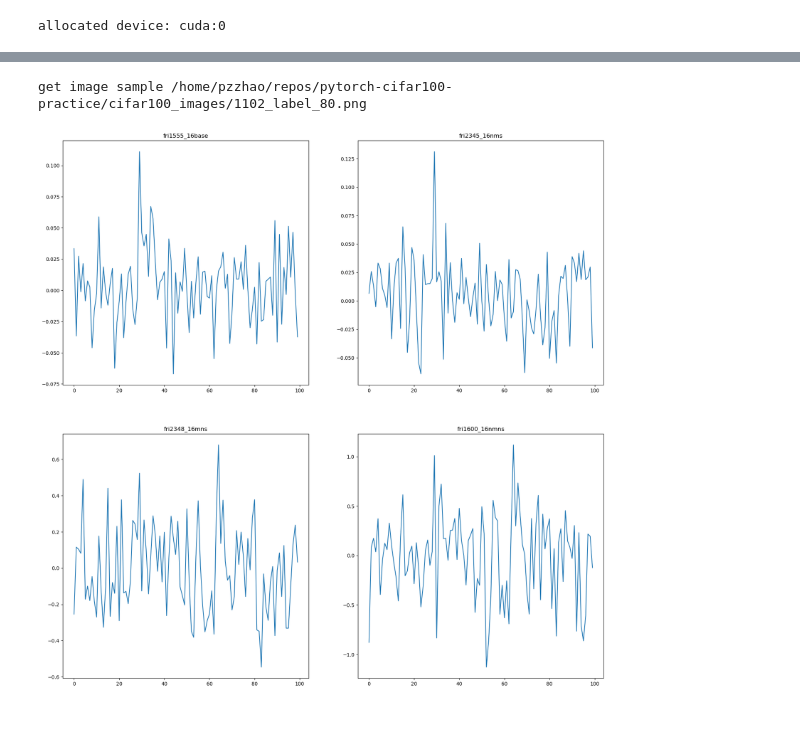
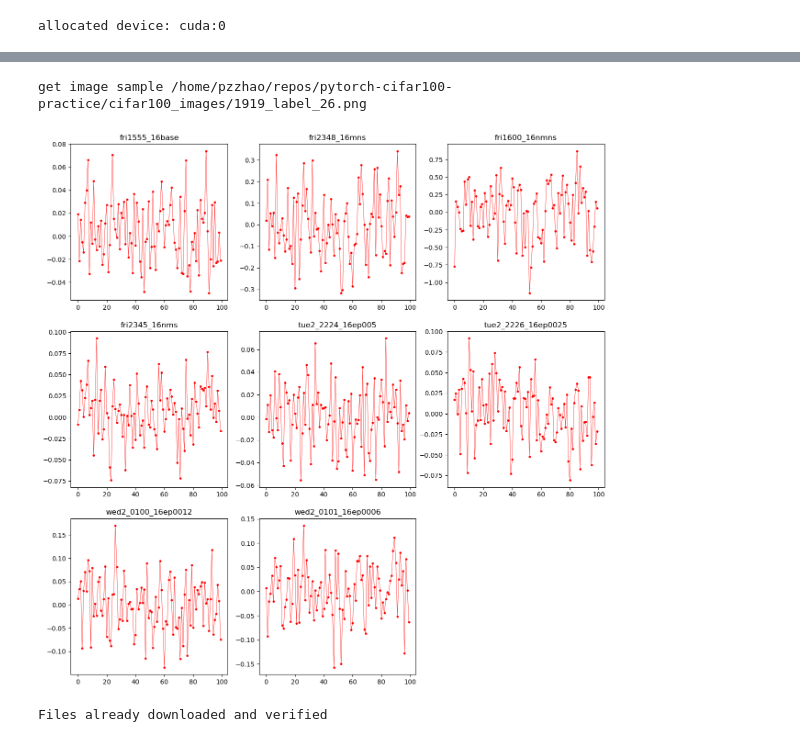
Before and after one commit to H0xC0000005/pytorch-cifar100-practice, a Jupyter notebook: verify_inference.ipynb, the cells around one changed output, grey strips where cells are left out. Cells and saved outputs as stored; diff of their text form; code cells hidden in the pictures.

```diff
--- a/verify_inference.ipynb
+++ b/verify_inference.ipynb
@@ -30,9 +31,13 @@ args = argparse.Namespace(**args_d)
 # %%
 model_paths = [
     '/home/pzzhao/repos/pytorch-cifar100-practice/checkpoint/resnet101/fri1555_16base',
+    '/home/pzzhao/repos/pytorch-cifar100-practice/checkpoint/resnet101/fri2348_16mns',
+    '/home/pzzhao/repos/pytorch-cifar100-practice/checkpoint/resnet101/fri1600_16nmns',
     '/home/pzzhao/repos/pytorch-cifar100-practice/checkpoint/resnet101/fri2345_16nms',
-    '/home/pzzhao/repos/pytorch-cifar100-practice/checkpoint/resnet101/fri2348_16mns',
-    '/home/pzzhao/repos/pytorch-cifar100-practice/checkpoint/resnet101/fri1600_16nmns'
+    '/home/pzzhao/repos/pytorch-cifar100-practice/checkpoint/resnet101/tue2_2224_16ep005',
+    '/home/pzzhao/repos/pytorch-cifar100-practice/checkpoint/resnet101/tue2_2226_16ep0025',
+    '/home/pzzhao/repos/pytorch-cifar100-practice/checkpoint/resnet101/wed2_0100_16ep0012',
+    '/home/pzzhao/repos/pytorch-cifar100-practice/checkpoint/resnet101/wed2_0101_16ep0006',
 ]
 # %%
 models = []
@@ -60,19 +69,24 @@ for idx in range(len(model_paths)):
 # %%
-k = 114
+k = 1919
 
 img_dir = f"/home/pzzhao/repos/pytorch-cifar100-practice/cifar100_images/"
 img_nms = glob.glob(img_dir + f"*.png")
-img_nms.sort()
+img_nms.sort(key=lambda x: int(x.split("/")[-1].split("_")[0]))
 img_sample_nm = img_nms[k]
 print(f"get image sample {img_sample_nm}")
 img_sample = Image.open(img_sample_nm)
 # %% [output]
-get image sample /home/pzzhao/repos/pytorch-cifar100-practice/cifar100_images/1102_label_80.png
+get image sample /home/pzzhao/repos/pytorch-cifar100-practice/cifar100_images/1919_label_26.png
 # %%
 # Define the transformations to apply to the images
-transform = transforms.Compose([
-    transforms.ToTensor(),  # Convert the image to a PyTorch tensor
-])
+mean = CIFAR100_TRAIN_MEAN
+std = CIFAR100_TRAIN_STD
+transform = transforms.Compose(
+    [
+    transforms.ToTensor(),
+    transforms.Normalize(mean, std),
+    ]
+)
 img_sample_ts = transform(img_sample).unsqueeze(0)
 if args.gpu:
     img_sample_ts = img_sample_ts.cuda()
@@ -85,16 +97,47 @@ for idx in range(len(models)):
 # %%
 import math
 tot_plots = len(outs)
 sqrt = math.ceil(math.sqrt(tot_plots))
 height = math.ceil(tot_plots / sqrt)
 
 # fig, axes = plt.subplots(nrows=height, ncols=sqrt, figsize=(sqrt*10, height*10))
-plt.figure(figsize=(sqrt*10, height*10))
+plt.figure(figsize=(sqrt*5, height*5))
 for idx in range(tot_plots):
     plt.subplot(height, sqrt, idx+1)
     cur_arr = outs[idx].squeeze(0).cpu().detach().numpy()
-    plt.plot(cur_arr)
+    plt.plot(cur_arr, marker='.', linestyle='-', markersize=5, linewidth=0.5, color="r")
     plt.title(names[idx])
 plt.show()
 # %% [output]
-[figure, old version]
+[figure, new version]
+# %%
+
+max_avrs = []
+others_avrs = []
+test_dl = get_test_dataloader(batch_size=64, shuffle=False, mean=mean, std=std)
+for model in models:
+    cur_max_avr = None
+    cur_other_avr = None
+    for imgs, labels in test_dl:
+        if args.gpu:
+            imgs = imgs.cuda()
+        cur_out = model(imgs).cpu().detach().numpy()
+        cur_part = partitioned_array = np.partition(cur_out, -5)
+        cur_max5 = cur_part[:, -5:]
+        cur_others = cur_part[:, :-5]
+        cur_max5_m = np.mean(cur_max5, axis=1)
+        cur_others_m = np.mean(cur_others, axis=1)
+        if cur_max_avr is None:
+            cur_max_avr = cur_max5_m
+        else:
+            cur_max_avr = np.concatenate((cur_max_avr, cur_max5_m))
+        if cur_other_avr is None:
+            cur_other_avr = cur_others_m
+        else:
+            cur_other_avr = np.concatenate((cur_other_avr, cur_others_m))
+        if idx % 2000 == 0:
+            print(f"idx {idx}")
+    max_avrs.append(np.mean(cur_max_avr))
+    others_avrs.append(np.mean(cur_other_avr))
+# %% [output]
+Files already downloaded and verified
```
Also changed, not shown: parts of 4 cells of this notebook, 2 other files.
